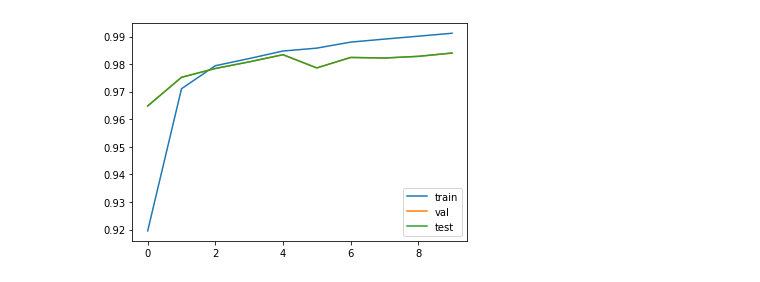
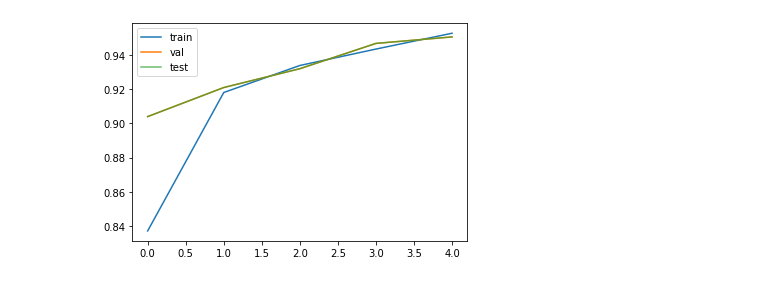
Before and after one commit to lovemachune/DeepLearning, a Jupyter notebook: Hw2/Hw2.ipynb, the cells around one changed output. Cells and saved outputs as stored; diff of their text form; code cells hidden in the pictures.

```diff
--- a/Hw2/Hw2.ipynb
+++ b/Hw2/Hw2.ipynb
@@ -12,9 +13,9 @@ from tensorflow.keras.callbacks import Callback
 (X_train, Y_train), (X_test, Y_test) = mnist.load_data()
 x_train = X_train.reshape(-1, 28, 28, 1)/255
 x_test = X_test.reshape(-1, 28, 28, 1)/255
+indices = np.arange(x_train.shape[0])
+np.random.shuffle(indices)
+x_train = x_train[indices]
+Y_train = Y_train[indices]
 y_train = np_utils.to_categorical(Y_train)
 y_test = np_utils.to_categorical(Y_test)
-x_val = x_train[:5000]
-x_train = x_train[5000:]
-y_val = y_train[:5000]
-y_train = y_train[5000:]
@@ -23,6 +37,7 @@ model = Sequential()
 model.add(Conv2D(filters=32,  kernel_size=(3,3),  padding='same',  input_shape=(28,28,1),  activation='relu'))
 model.add(MaxPooling2D(pool_size=(2,2)))
 model.add(Flatten())
+model.add(Dense(256, activation='relu'))
 model.add(Dense(10, activation='softmax'))
 # %%
 model.summary()
@@ -44,2 +61,21 @@ Trainable params: 63,050
 Non-trainable params: 0
 _________________________________________________________________
+# %%
+model.compile(loss='categorical_crossentropy', optimizer='SGD', metrics=['accuracy'])
+train_loss = []
+train_acc = []
+val_loss = []
+val_acc = []
+test_loss =[]
+test_acc = []
+epochs = 300
+for i in range(1,epochs):
+    print("Epoch %d/%d" %(i, epochs))
+    history = model.fit(x_train, y_train, epochs=1, batch_size=64, shuffle=True, validation_data=(x_val, y_val))
+    loss, acc = model.evaluate(x_test, y_test, verbose=0)
+    train_loss.append(history.history['loss'])
+    train_acc.append(history.history['accuracy'])
+    val_loss.append(history.history['val_loss'])
+    val_acc.append(history.history['val_accuracy'])
+    test_loss.append(loss)
+    test_acc.append(acc)
@@ -52,13 +115,13 @@ class TestCallback(Callback):
 
     def on_epoch_end(self, epoch, logs={}):
         x, y = self.test_data
-        loss, acc = self.model.evaluate(x, y, verbose=0)
-        self.loss.append(loss)
-        self.acc.append(acc)
+        my_loss, my_acc = self.model.evaluate(x, y, verbose=0)
+        self.loss.append(my_loss)
+        self.acc.append(my_acc)
     def get_history(self):
         return (self.loss, self.acc)
 mycallback = TestCallback([x_test, y_test])
-model.compile(loss='categorical_crossentropy', optimizer='adam', metrics=['accuracy'])
-history= model.fit(x_train, y_train, epochs=10, batch_size=64, shuffle=True, validation_data=(x_val, y_val), callbacks=mycallback)
-print(model.evaluate(x_test, y_test))
+model.compile(loss='categorical_crossentropy', optimizer='SGD', metrics=['accuracy'])
+history= model.fit(x_train, y_train, epochs=5, batch_size=64, shuffle=True, validation_data=(x_val, y_val), callbacks=mycallback)
+print(model.evaluate(x_test, y_test, verbose=0))
 # %% [output]
@@ -82,17 +139,17 @@ Epoch 10/10
 # %%
 train_loss = history.history['loss']
 train_acc = history.history['accuracy']
 val_loss = history.history['val_loss']
 val_acc = history.history['val_accuracy']
 test_loss, test_acc = mycallback.get_history()
 t = range(len(train_loss))
 plt.plot(t, train_acc, label='train')
 plt.plot(t, val_acc, label='val')
-plt.plot(t, test_acc, label='test')
+plt.plot(t, test_acc, label='test',alpha=0.7)
 plt.legend()
 plt.show()
 # %% [output]
-[figure, old version]
+[figure, new version]
 # %%
 weights = model.get_weights()
 for idx, fc in enumerate(weights):
```
Also changed, not shown: parts of 10 cells of this notebook.
